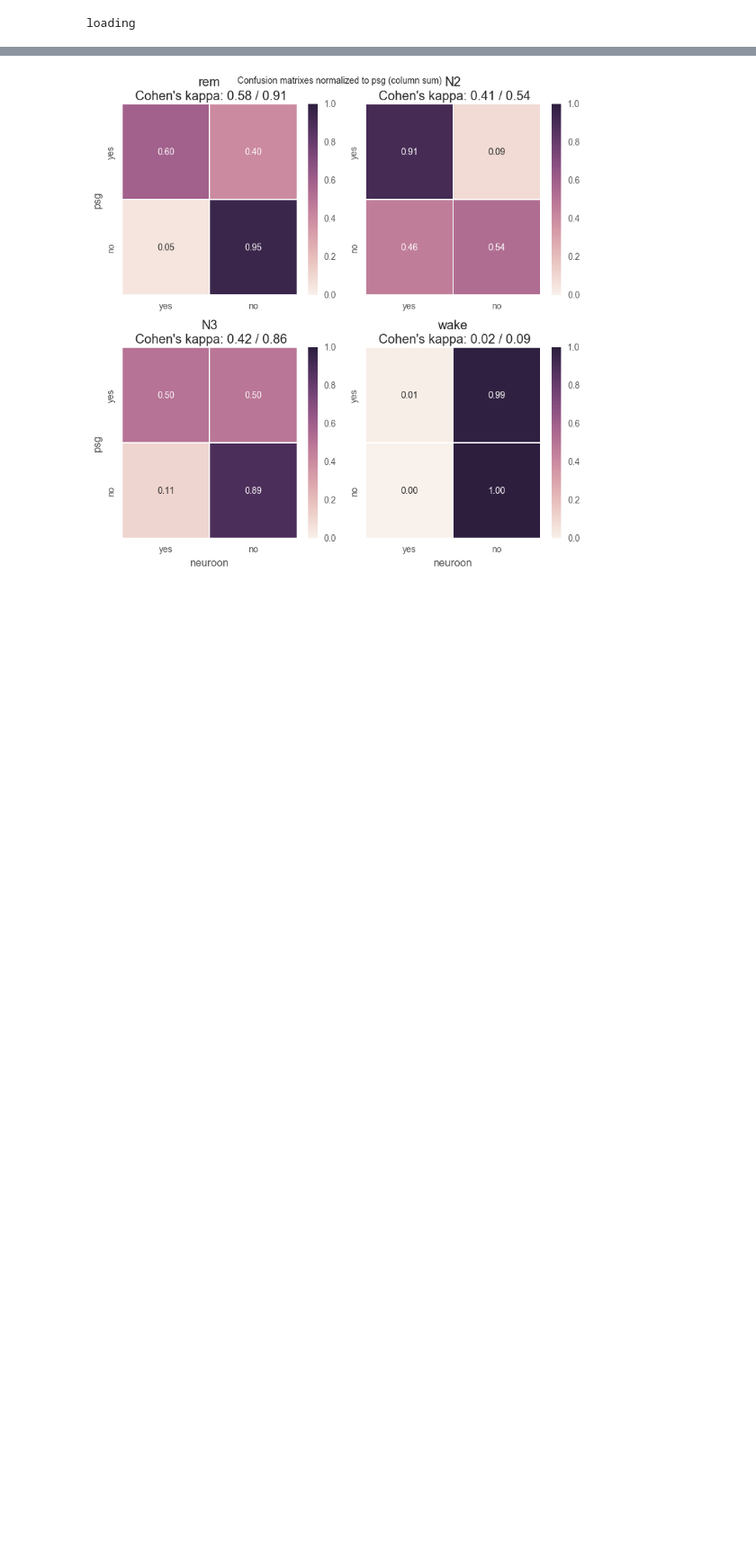
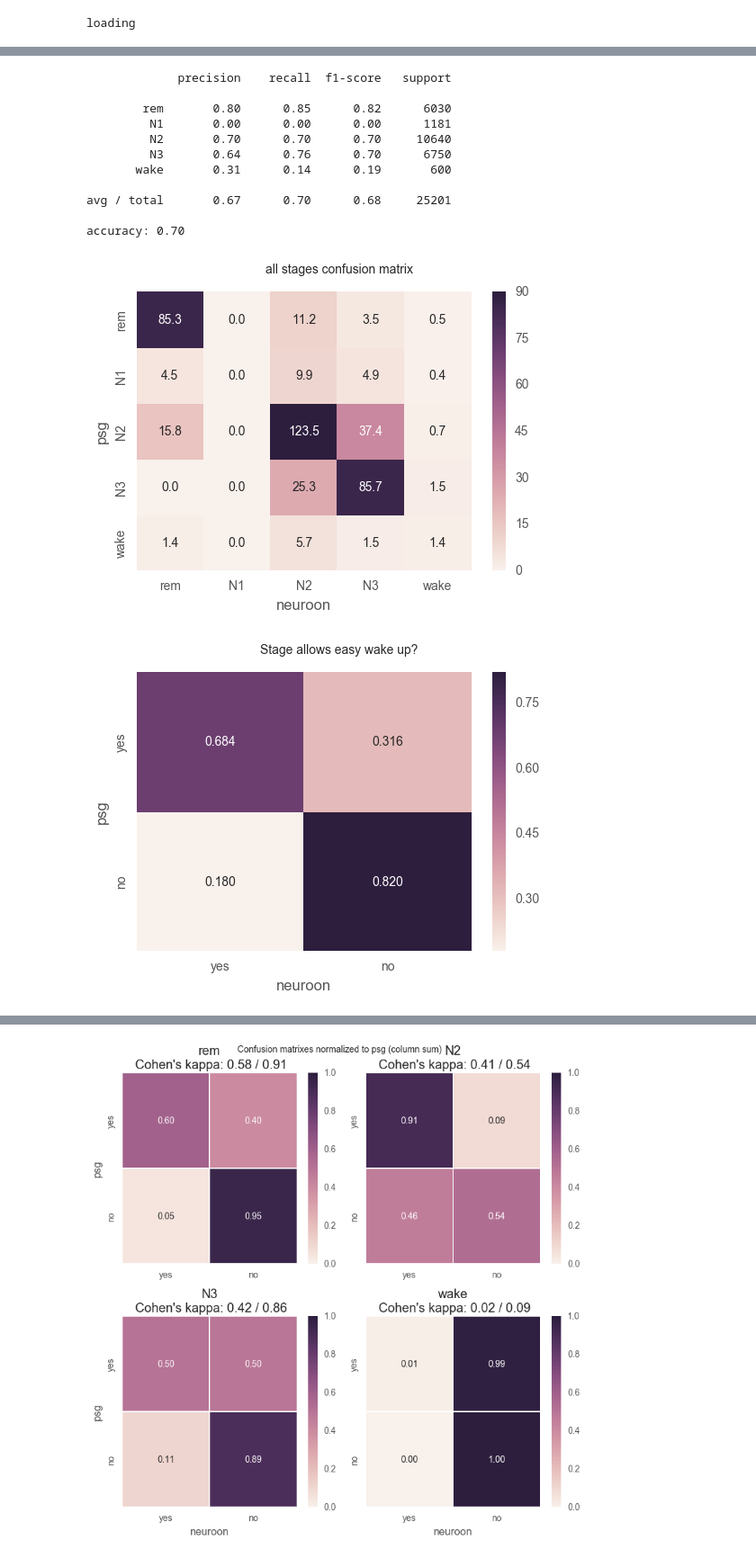
Before and after one commit to jjur/sleep_project, a Jupyter notebook: Hipnogram_comparison.ipynb, the cells around one changed output, grey strips where cells are left out. Shown at 90% size. Cells and saved outputs as stored; diff of their text form; code cells hidden in the pictures; blank space fills up the shorter version.

```diff
--- a/Hipnogram_comparison.ipynb
+++ b/Hipnogram_comparison.ipynb
@@ -203,0 +204,16 @@ accuracy: 0.70
+# %%
+wm2 = plot_main_confusion_matrix(2)
+# %% [output]
+             precision    recall  f1-score   support
+
+        rem       0.80      0.85      0.82      6030
+         N1       0.00      0.00      0.00      1181
+         N2       0.70      0.70      0.70     10640
+         N3       0.64      0.76      0.70      6750
+       wake       0.31      0.14      0.19       600
+
+avg / total       0.67      0.70      0.68     25201
+
+accuracy: 0.70
+[figure, added]
+[figure, added]
```
Also changed, not shown: parts of 9 cells of this notebook.
